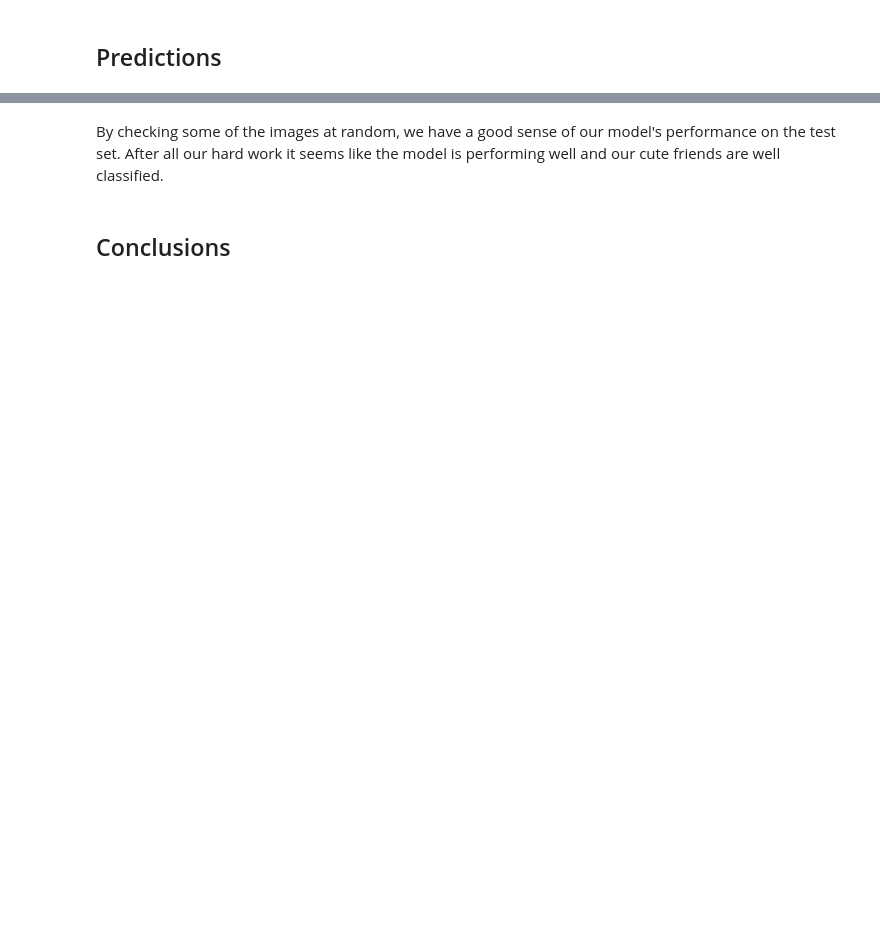
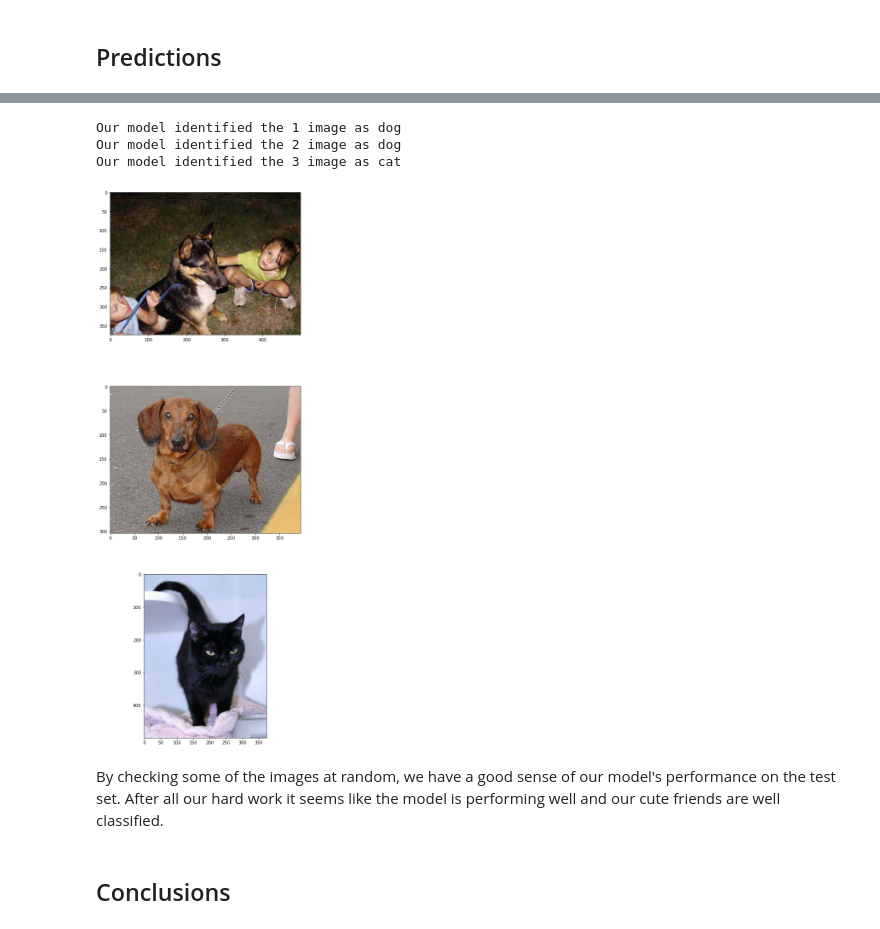
Before and after one commit to josumsc/dogs-vs-cats, a Jupyter notebook: src/dogs-cats.ipynb, the cells around one changed output, grey strips where cells are left out. Drawn from its saved outputs; the diff is of its cells as text; code cells hidden in the pictures; blank space fills up the shorter version.

```diff
--- a/src/dogs-cats.ipynb
+++ b/src/dogs-cats.ipynb
@@ -352,0 +498,2 @@ Now that our model has been checked and push to an accuracy of over `XX%`, we ma
+# %%
+y_preds = model.predict(test_generator, steps=np.ceil(m_test/20))
@@ -353,2 +504,17 @@ Now that our model has been checked and push to an accuracy of over `XX%`, we ma
+# %%
+test_df['predictions'] = np.argmax(y_preds, axis=1)
+test_df['predictions'] = test_df['predictions'].replace({0: 'cat', 1: 'dog'})
+
+fig, ax = plt.subplots(figsize=(8, 24), nrows=3)
+for i, axes in enumerate(ax):
+    random_example = random.randint(0, len(test_df))
+    image = load_img(os.path.join(test_directory, test_df['filename'][random_example]))
+    print(f"Our model identified the {i+1} image as {test_df['predictions'][random_example]}")
+    axes.imshow(image)
+# %% [output]
+Our model identified the 1 image as dog
+Our model identified the 2 image as dog
+Our model identified the 3 image as cat
+[figure, added]
 # %% [markdown]
 By checking some of the images at random, we have a good sense of our model's performance on the test set. After all our hard work it seems like the model is performing well and our cute friends are well classified.
```
Also changed, not shown: parts of 19 cells of this notebook, 1 other file.
